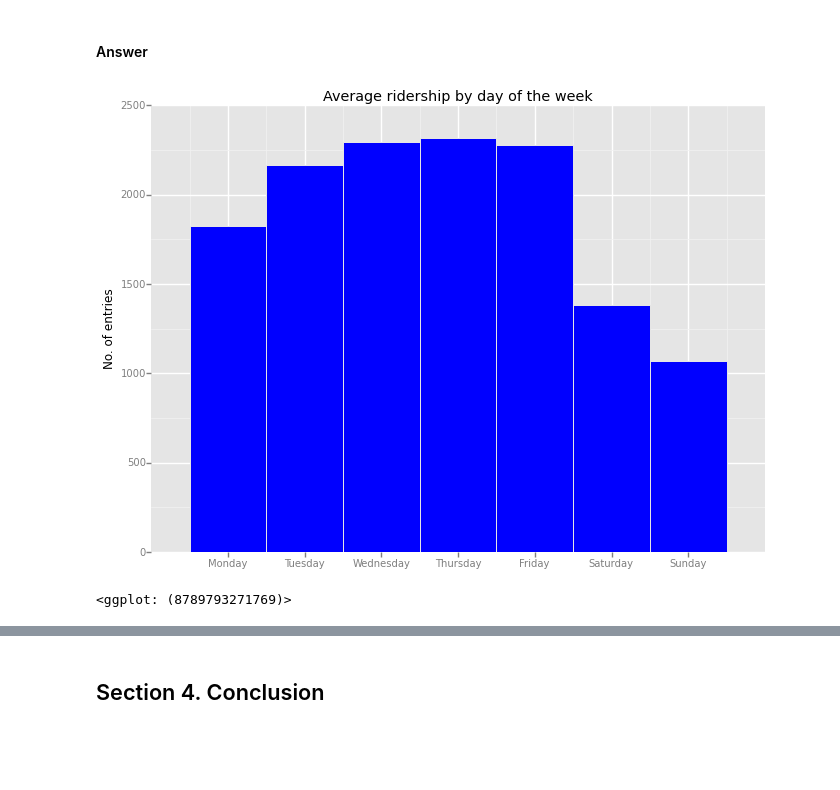
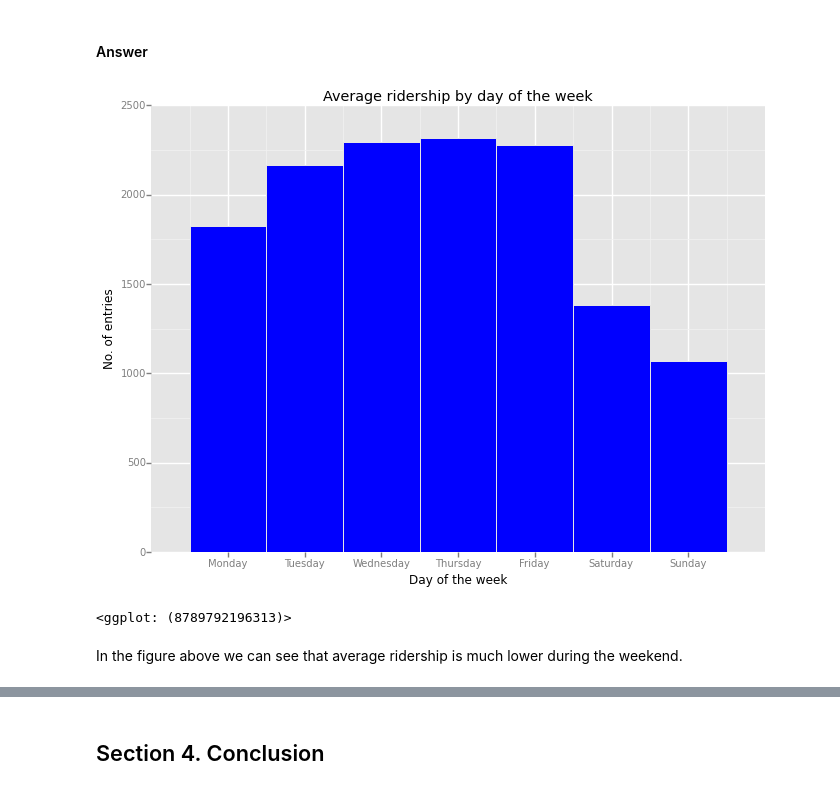
Before and after one commit to Manyizi101/nanodegree, a Jupyter notebook: 002-nyc-subway/dev/nyc-subway.ipynb, the cells around one changed output, grey strips where cells are left out. Drawn from its saved outputs; the diff is of its cells as text; code cells hidden in the pictures; blank space fills up the shorter version.

```diff
--- a/002-nyc-subway/dev/nyc-subway.ipynb
+++ b/002-nyc-subway/dev/nyc-subway.ipynb
@@ -358,19 +335,21 @@ One visualization can be more freeform. You should feel free to implement someth
 # %%
 q = """
 select day_week, avg(ENTRIESn_hourly) as entries
 from data
 group by day_week
 """
 
 day_of_week_data = pandasql.sqldf(q, locals())
 
 ggplot(day_of_week_data, aes("day_week", "entries")) + geom_bar(stat="bar", fill="blue") + \
 ggtitle('Average ridership by day of the week') + \
-ylab('No. of entries') + xlab('') + \
+ylab('No. of entries') + xlab('Day of the week') + \
 scale_x_continuous(breaks=range(0,7), labels=["Monday", "Tuesday", "Wednesday", "Thursday", "Friday", "Saturday", "Sunday"])
 # %% [output]
-[figure, old version]
+[figure, new version]
-<ggplot: (8789793271769)>
+<ggplot: (8789792196313)>
+# %% [markdown]
+In the figure above we can see that average ridership is much lower during the weekend.
 # %%
 q = """
 select hour, avg(ENTRIESn_hourly) as entries
```
Also changed, not shown: parts of 40 cells of this notebook, 1 other file.
